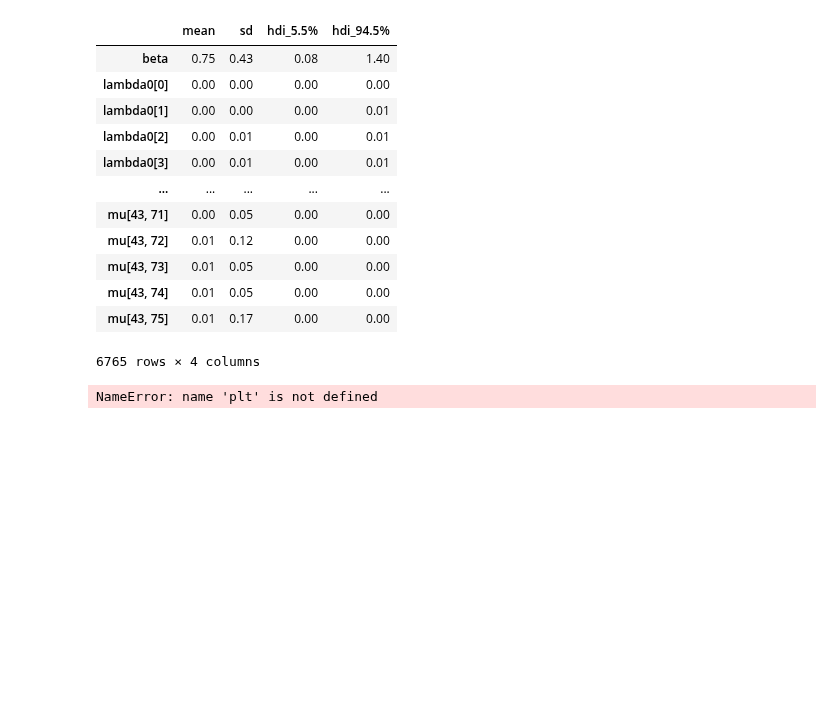
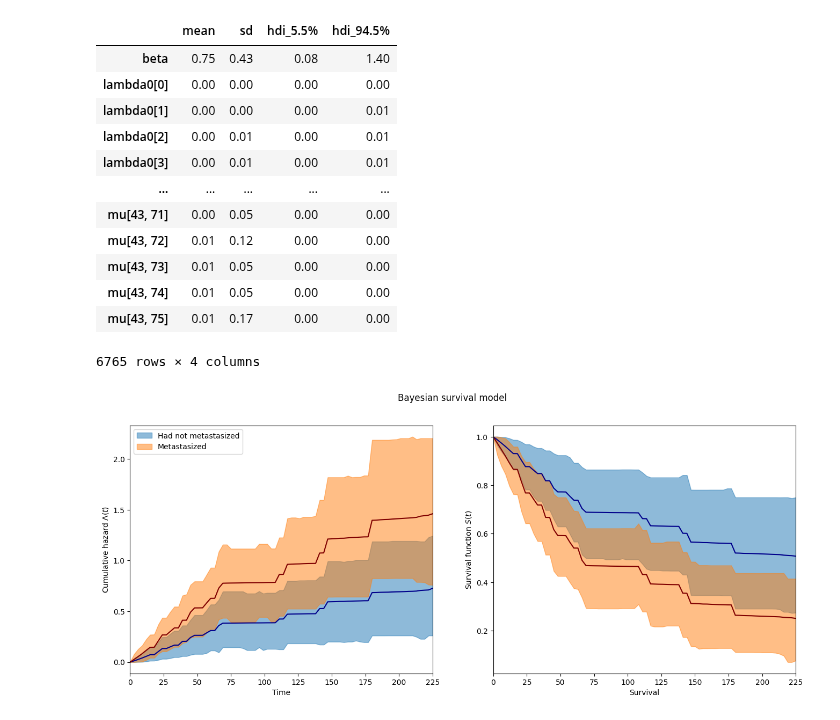
Before and after one commit to BGN-for-ASNA/BI, a Jupyter notebook: bi/survival analysis.ipynb, the cells around one changed output. Saved outputs shown, nothing was run; the diff lists cells and outputs as text; code cells hidden in the pictures; blank space fills up the shorter version.

```diff
--- a/bi/survival analysis.ipynb
+++ b/bi/survival analysis.ipynb
@@ -69,18 +218,33 @@ We also define $t_{i,j}$ to be the amount of time the $i$-th subject was at risk
+# %%
+
+def model(intervals, death, metastasized, exposure):
+    # Parameters priors distributions-------------------------
+    ## Base hazard distribution
+    lambda0 = bi.dist.gamma(0.01, 0.01, shape= intervals.shape, name = 'lambda0')
+    ## Covariate effect distribution
+    beta = bi.dist.normal(0, 1000, name='beta')
+    ## Likelihood
+    ### Compute hazard rate based on covariate effect
+    lambda_ = numpyro.deterministic('lambda_', jnp.outer(jnp.exp(beta @ metastasized), lambda0))
+    ### Compute exposure rates
+    mu = numpyro.deterministic('mu', exposure * lambda_)
+
+    # Likelihood calculation
+    y = lk('obs', Poisson(mu + jnp.finfo(mu.dtype).tiny), obs = death)
+
+m.run(model, num_samples=500)
+
+print(m.summary())
+
+m.plot_surv()
 # %%
 import pandas as pd
-
-
 from main import *
 
-df = pd.read_csv(pm.get_data("mastectomy.csv"))
+df = pd.read_csv("data/mastectomy.csv")
 df.metastasized = (df.metastasized == "yes").astype(np.int64)
 m = bi()
 
-intervals, death, exposure = m.to_discrete_time(df)
-
-m.data_on_model = {}
-m.data_on_model['intervals'] = jnp.array(intervals)
-m.data_on_model['death'] = jnp.array(death)
-m.data_on_model['metastasized'] = jnp.array(df.metastasized.values)
+m.to_discrete_time(df)
 # %% [output]
 jax.local_device_count 32
@@ -110,6 +284,6 @@ m.summary()
 | mu[43, 75] | 0.01 | 0.17 | 0.00 | 0.00 |
 6765 rows × 4 columns
 # %%
-m.plot_surv(m)
+m.plot_surv()
 # %% [output]
-NameError: name 'plt' is not defined
+[figure, added]
```
Also changed, not shown: parts of 15 cells of this notebook, 18 other files.
